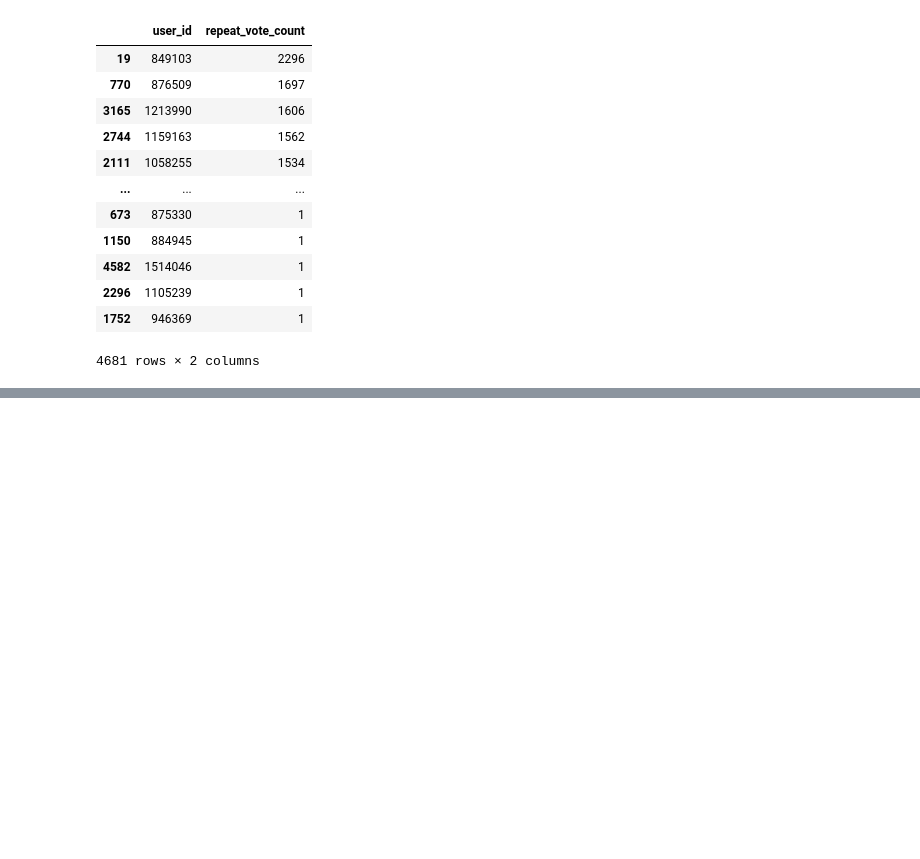
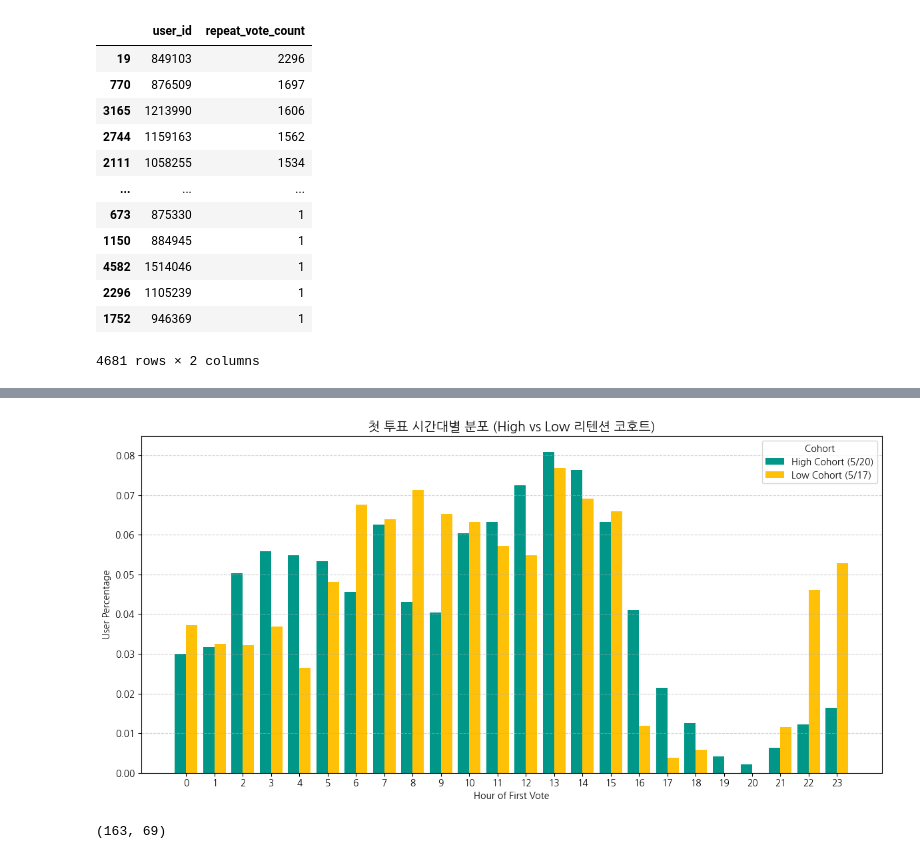
Before and after one commit to saeraniren/advanced_project, a Jupyter notebook: kpi_리텐션.ipynb, the cells around one changed output, grey strips where cells are left out. Saved outputs shown, nothing was run; the diff lists cells and outputs as text; code cells hidden in the pictures; blank space fills up the shorter version.

```diff
--- a/kpi_리텐션.ipynb
+++ b/kpi_리텐션.ipynb
@@ -680,0 +1007,65 @@ display(repeat_vote_counts)
+# %%
+import matplotlib.pyplot as plt
+
+# 두 코호트에서 first_vote_hour 비율 계산
+high_hour = high_cohort['first_vote_hour'].value_counts(normalize=True).sort_index()
+low_hour = low_cohort['first_vote_hour'].value_counts(normalize=True).sort_index()
+
+# 하나의 데이터프레임으로 병합
+hour_df = pd.concat([high_hour, low_hour], axis=1, keys=['High Cohort', 'Low Cohort']).fillna(0)
+
+# 시각화
+fig, ax = plt.subplots(figsize=(12, 6))
+bar_width = 0.4
+index = range(len(hour_df))
+
+# 바 플롯 (커스텀 색상)
+ax.bar(
+    [i - bar_width/2 for i in index],
+    hour_df['High Cohort'],
+    width=bar_width,
+    label='High Cohort (5/20)',
+    color='#009688'
+)
+
+ax.bar(
+    [i + bar_width/2 for i in index],
+    hour_df['Low Cohort'],
+    width=bar_width,
+    label='Low Cohort (5/17)',
+    color='#ffc107'
+)
+
+# 라벨, 스타일
+ax.set_title('첫 투표 시간대별 분포 (High vs Low 리텐션 코호트)', fontsize=14)
+ax.set_xlabel('Hour of First Vote')
+ax.set_ylabel('User Percentage')
+ax.set_xticks(index)
+ax.set_xticklabels(hour_df.index)
+ax.legend(title='Cohort')
+ax.grid(axis='y', linestyle='--', alpha=0.6)
+plt.tight_layout()
+plt.show()
+# %% [output]
+[figure, added]
+# %%
+import datetime
+
+# 날짜 필드가 datetime이면 → date로 자르기
+day0_df['first_vote_date'] = pd.to_datetime(day0_df['first_vote_date']).dt.date
+
+# 비교용 날짜도 date 타입으로 지정
+high_date = datetime.date(2023, 5, 20)
+low_date  = datetime.date(2023, 5, 17)
+
+# 코호트 필터
+high_cohort = day0_df[day0_df['first_vote_date'] == high_date]
+low_cohort  = day0_df[day0_df['first_vote_date'] == low_date]
+
+# 유니크 유저 수 출력
+high_count = high_cohort['user_id'].nunique()
+low_count = low_cohort['user_id'].nunique()
+
+high_count, low_count
+# %% [output]
+(163, 69)
```
Also changed, not shown: parts of 29 cells of this notebook.
